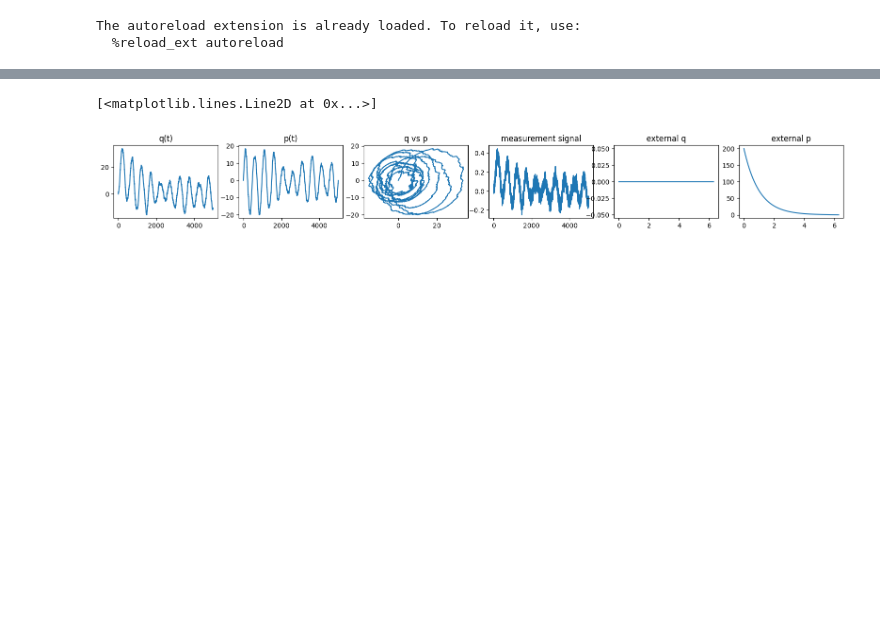
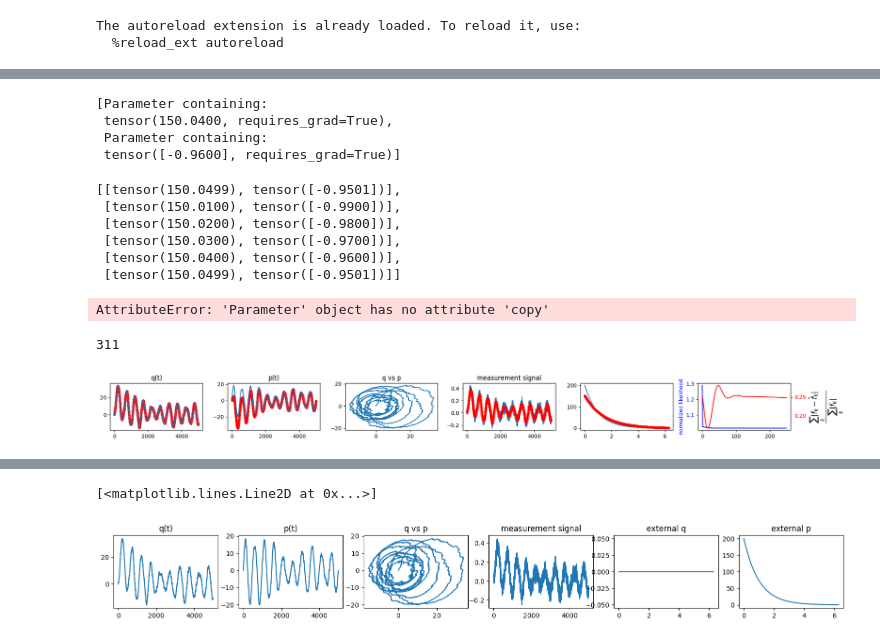
Before and after one commit to matibilkis/qmon-sindy, a Jupyter notebook: learn_torch/torch_sindy_qmon.ipynb, the cells around one changed output, grey strips where cells are left out. Cells and saved outputs as stored; diff of their text form; code cells hidden in the pictures; blank space fills up the shorter version.

```diff
--- a/learn_torch/torch_sindy_qmon.ipynb
+++ b/learn_torch/torch_sindy_qmon.ipynb
@@ -29,0 +47,78 @@ params
+# %%
+
+x = load_data(itraj=1, what="hidden_state.npy")
+dy = load_data(itraj=1,what="dys.npy")
+
+dev = torch.device("cpu")
+inputs_cell = [dt,  [gamma, omega, n, eta, kappa, params_foce], [200.,-1.]]
+rrn = RecurrentNetwork(inputs_cell)
+dys = torch.tensor(data=dy, dtype=torch.float32).to(dev)
+
+list(rrn.parameters())
+
+history = load_history(what="exp_dec_2_params", exp_path=exp_path,itraj=1, periods = periods, ppp=ppp)
+set_params_to_best(rrn,history)
+list(rrn.parameters())
+# %% [output]
+[Parameter containing:
+ tensor(150.0400, requires_grad=True),
+ Parameter containing:
+ tensor([-0.9600], requires_grad=True)]
+# %%
+history = load_history(what="exp_dec_2_params", exp_path=exp_path,itraj=1, periods = periods, ppp=ppp)
+history["params"]
+# %% [output]
+[[tensor(150.0499), tensor([-0.9501])],
+ [tensor(150.0100), tensor([-0.9900])],
+ [tensor(150.0200), tensor([-0.9800])],
+ [tensor(150.0300), tensor([-0.9700])],
+ [tensor(150.0400), tensor([-0.9600])],
+ [tensor(150.0499), tensor([-0.9501])]]
+# %%
+list(rrn.parameters())[0].copy.detach()
+# %% [output]
+AttributeError: 'Parameter' object has no attribute 'copy'
+# %%
+set_params_to_best(rrn,history)
+# %% [output]
+311
+# %%
+xs_hat, dys_hat,fs_hats = rrn(dys)
+
+fig=plt.figure(figsize=(20,2))
+ax=plt.subplot(161)
+ax.plot(xs_hat.detach().numpy()[:,0], color="red",marker='.')
+ax.plot(x[:,0])
+
+ax.set_title("q(t)")
+ax=plt.subplot(162)
+ax.plot(xs_hat.detach().numpy()[:,1], color="red",marker='.')
+ax.plot(x[:,1])
+
+ax.set_title("p(t)")
+
+ax=plt.subplot(163)
+ax.plot(x[:,0],x[:,1])
+ax.set_title("q vs p")
+ax=plt.subplot(164)
+ax.plot(dy[:,0])
+ax.plot(dys_hat.detach().numpy()[:,0], color="red",marker='.')
+
+ax.set_title("measurement signal")
+ax=plt.subplot(165)
+ax.plot(times,f[:,1])
+ax.plot(times,fs_hats.detach().numpy()[:-1], color="red",marker='.')
+
+ll = np.stack(history["losses"])
+ax=plt.subplot(166)
+ax.plot(ll[:,0], color="blue")
+ax.set_ylabel("normalized likelihood", color="blue")
+ax.tick_params(axis='y', labelcolor="blue")
+ax = ax.twinx()
+ax.plot(ll[:,1], color="red")
+ax.tick_params(axis='y', labelcolor="red")
+ax.set_ylabel(r'$\frac{\sum_k |f_k - \hat{f}_k|}{\sum_k |f_k|}$',size=20)
+
+fig.tight_layout()
+# %% [output]
+[figure, added]
```
Also changed, not shown: parts of 9 cells of this notebook, 4 other files.
